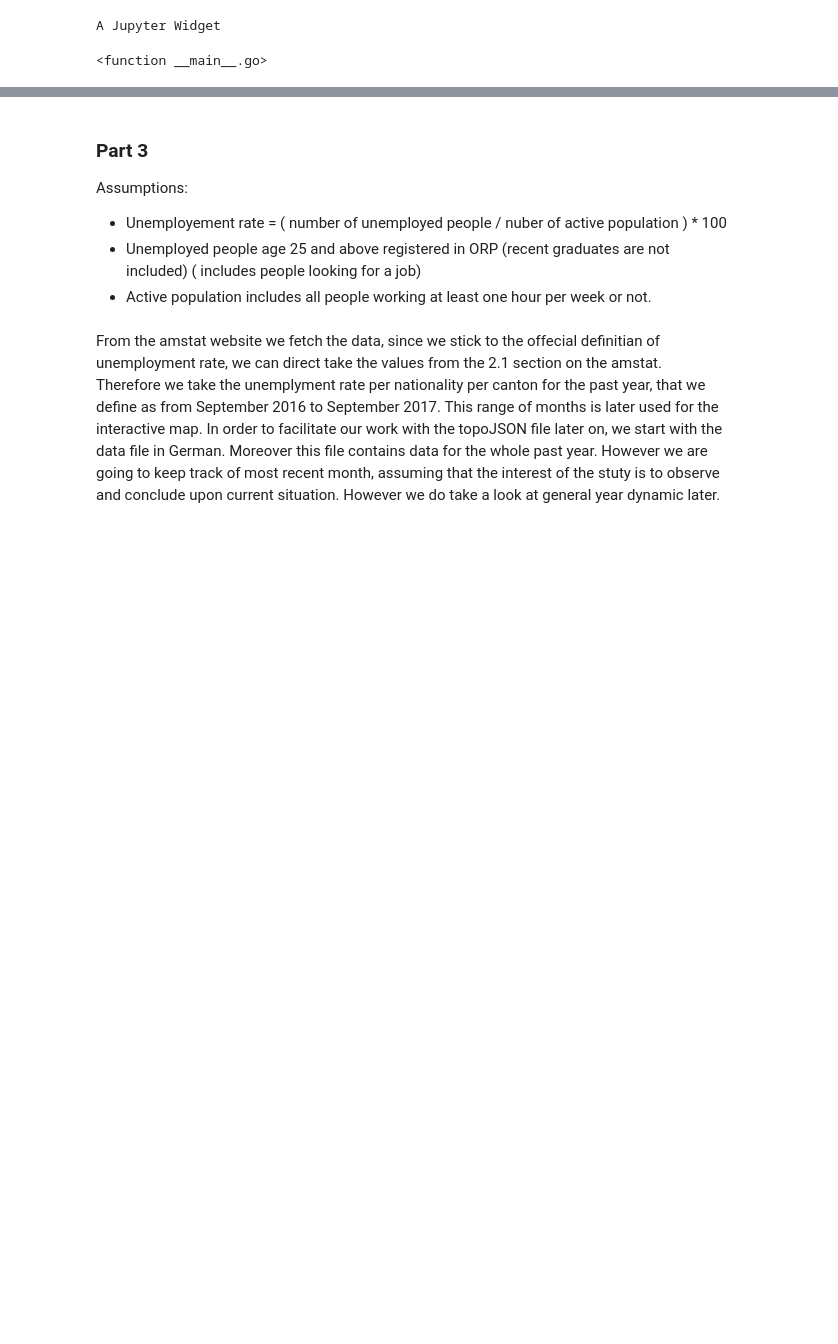
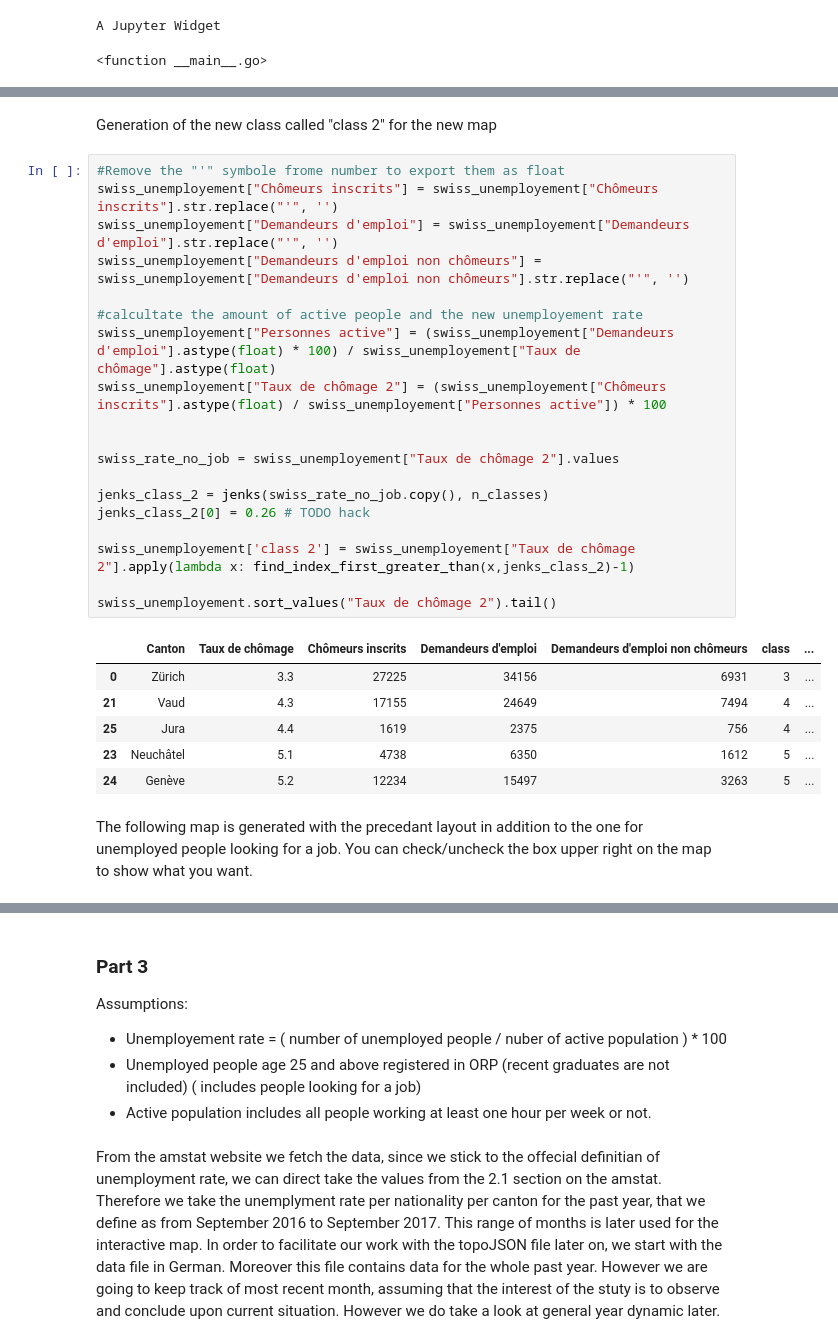
Before and after one commit to csbenz/ada, a Jupyter notebook: 03 - Interactive Viz/hw3.ipynb, the cells around one changed output, grey strips where cells are left out. Cells and saved outputs as stored; diff of their text form; blank space fills up the shorter version.

```diff
--- a/03 - Interactive Viz/hw3.ipynb
+++ b/03 - Interactive Viz/hw3.ipynb
@@ -381,0 +522,30 @@ A Jupyter Widget
+# %% [markdown]
+Generation of the new class called "class 2" for the new map
+# %%
+#Remove the "'" symbole frome number to export them as float
+swiss_unemployement["Chômeurs inscrits"] = swiss_unemployement["Chômeurs inscrits"].str.replace("'", '')
+swiss_unemployement["Demandeurs d'emploi"] = swiss_unemployement["Demandeurs d'emploi"].str.replace("'", '')
+swiss_unemployement["Demandeurs d'emploi non chômeurs"] = swiss_unemployement["Demandeurs d'emploi non chômeurs"].str.replace("'", '')
+
+#calcultate the amount of active people and the new unemployement rate
+swiss_unemployement["Personnes active"] = (swiss_unemployement["Demandeurs d'emploi"].astype(float) * 100) / swiss_unemployement["Taux de chômage"].astype(float)
+swiss_unemployement["Taux de chômage 2"] = (swiss_unemployement["Chômeurs inscrits"].astype(float) / swiss_unemployement["Personnes active"]) * 100
+
+
+swiss_rate_no_job = swiss_unemployement["Taux de chômage 2"].values
+
+jenks_class_2 = jenks(swiss_rate_no_job.copy(), n_classes)
+jenks_class_2[0] = 0.26 # TODO hack
+
+swiss_unemployement['class 2'] = swiss_unemployement["Taux de chômage 2"].apply(lambda x: find_index_first_greater_than(x,jenks_class_2)-1)
+
+swiss_unemployement.sort_values("Taux de chômage 2").tail()
+# %% [output]
+|  | Canton | Taux de chômage | Chômeurs inscrits | Demandeurs d'emploi | Demandeurs d'emploi non chômeurs | class | ... |
+| 0 | Zürich | 3.3 | 27225 | 34156 | 6931 | 3 | ... |
+| 21 | Vaud | 4.3 | 17155 | 24649 | 7494 | 4 | ... |
+| 25 | Jura | 4.4 | 1619 | 2375 | 756 | 4 | ... |
+| 23 | Neuchâtel | 5.1 | 4738 | 6350 | 1612 | 5 | ... |
+| 24 | Genève | 5.2 | 12234 | 15497 | 3263 | 5 | ... |
+# %% [markdown]
+The following map is generated with the precedant layout in addition to the one for unemployed people looking for a job. You can check/uncheck the box upper right on the map to show what you want.
```
Also changed, not shown: parts of 17 cells of this notebook, 2 other files.
